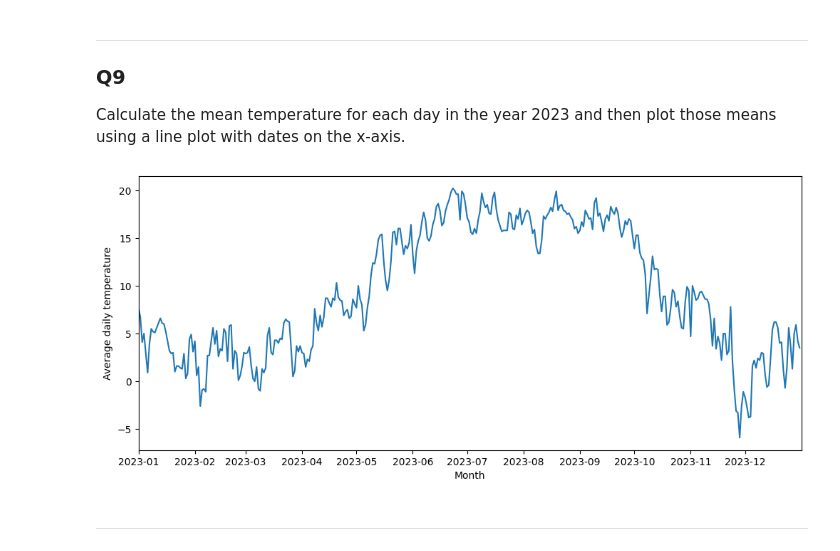
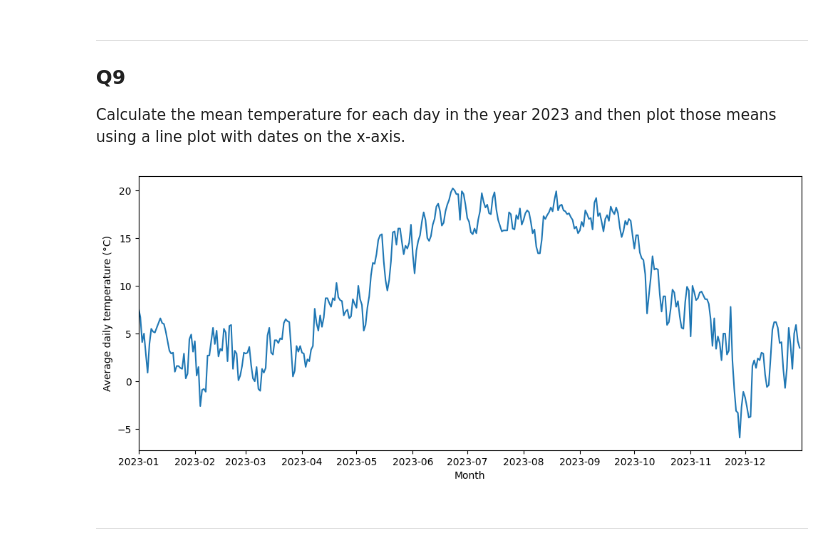
Before and after one commit to Globose/dv1597, a Jupyter notebook: a1/book.ipynb, the cells around one changed output. Cells and saved outputs as stored; diff of their text form; code cells hidden in the pictures.

```diff
--- a/a1/book.ipynb
+++ b/a1/book.ipynb
@@ -290,24 +300,24 @@ Calculate the mean temperature for each day in the year 2023 and then plot those
 # %%
 # Slicing 2023 rows
 df_2023 = df.loc[112536:121295].copy()
 
 # Add and group by date
 df_2023['Date'] = df['Time'].dt.date
 df_mean_2023 = df_2023.groupby('Date')['Lufttemperatur'].mean().round(1).reset_index()
 
 # Create line diagram
 fig = mpl.figure(figsize=(12, 5))
 ax = fig.add_subplot()
 
 # Adjust x-lim
 ax.set_xlim(df_2023.iloc[0]['Time'], df_2023.iloc[-1]['Time'])
 
 ax.plot(df_mean_2023['Date'], df_mean_2023['Lufttemperatur'])
 ax.set_xlabel('Month')
-ax.set_ylabel('Average daily temperature')
+ax.set_ylabel('Average daily temperature (°C)')
 mpl.show()
 # %% [output]
-[figure, old version]
+[figure, new version]
 # %% [markdown]
 ***
 # %% [markdown]
```
Also changed, not shown: parts of 5 cells of this notebook.
